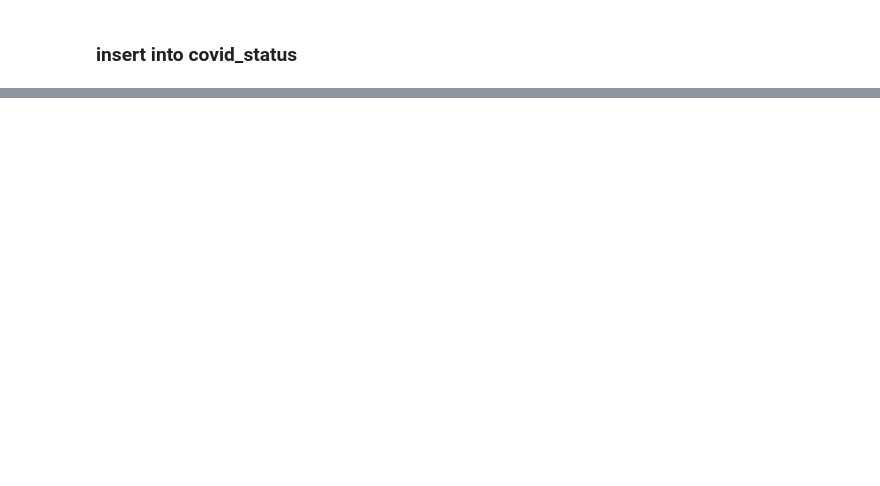
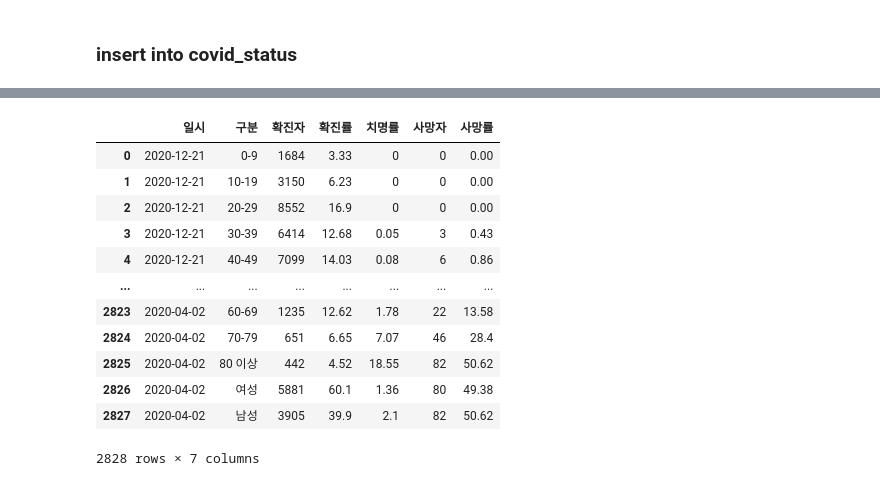
Before and after one commit to STNox/Python-flask, a Jupyter notebook: Python-flask/03. Data-analysis Module/test.ipynb, the cells around one changed output, grey strips where cells are left out. Saved outputs shown, nothing was run; the diff lists cells and outputs as text; code cells hidden in the pictures; blank space fills up the shorter version.

Commit message:
Covid Flask

```diff
--- a/Python-flask/03. Data-analysis Module/test.ipynb
+++ b/Python-flask/03. Data-analysis Module/test.ipynb
@@ -286,0 +302,42 @@ for i in covid_status.index:
+# %%
+start_date = '20200301'; end_date = '20201221'
+base_url = 'http://openapi.data.go.kr/openapi/service/rest/Covid19/getCovid19GenAgeCaseInfJson'
+url = f'{base_url}?ServiceKey={govapi_key}&pageNo=1&numOfRows=10&startCreateDt={start_date}&endCreateDt={end_date}'
+result = requests.get(url)
+soup = BeautifulSoup(result.text, 'xml')
+# %%
+items = soup.find_all('item')
+confCases, confCaseRates, dates, cri_rates, deaths, deathRates, targets = [], [], [], [], [], [], []
+for item in items:
+    confCases.append(item.find('confCase').string if item.find('confCase') else 0)
+    confCaseRates.append(item.find('confCaseRate').string if item.find('confCaseRate') else 0)
+    dates.append(item.find('createDt').string.split()[0] if item.find('createDt') else '')
+    cri_rates.append(item.find('criticalRate').string if item.find('criticalRate') else 0)
+    deaths.append(item.find('death').string if item.find('death') else 0)
+    deathRates.append(item.find('deathRate').string if item.find('deathRate') else 0)
+    targets.append(item.find('gubun').string if item.find('gubun') else 0)
+# %%
+age_gender = pd.DataFrame({
+    '일시': dates,
+    '구분': targets,
+    '확진자': confCases,
+    '확진률': confCaseRates,
+    '치명률': cri_rates,
+    '사망자': deaths,
+    '사망률': deathRates
+})
+age_gender
+# %% [output]
+|  | 일시 | 구분 | 확진자 | 확진률 | 치명률 | 사망자 | 사망률 |
+| 0 | 2020-12-21 | 0-9 | 1684 | 3.33 | 0 | 0 | 0.00 |
+| 1 | 2020-12-21 | 10-19 | 3150 | 6.23 | 0 | 0 | 0.00 |
+| 2 | 2020-12-21 | 20-29 | 8552 | 16.9 | 0 | 0 | 0.00 |
+| 3 | 2020-12-21 | 30-39 | 6414 | 12.68 | 0.05 | 3 | 0.43 |
+| 4 | 2020-12-21 | 40-49 | 7099 | 14.03 | 0.08 | 6 | 0.86 |
+| ... | ... | ... | ... | ... | ... | ... | ... |
+| 2823 | 2020-04-02 | 60-69 | 1235 | 12.62 | 1.78 | 22 | 13.58 |
+| 2824 | 2020-04-02 | 70-79 | 651 | 6.65 | 7.07 | 46 | 28.4 |
+| 2825 | 2020-04-02 | 80 이상 | 442 | 4.52 | 18.55 | 82 | 50.62 |
+| 2826 | 2020-04-02 | 여성 | 5881 | 60.1 | 1.36 | 80 | 49.38 |
+| 2827 | 2020-04-02 | 남성 | 3905 | 39.9 | 2.1 | 82 | 50.62 |
+2828 rows × 7 columns
```
Also changed, not shown: parts of 17 cells of this notebook, 5 other files.
